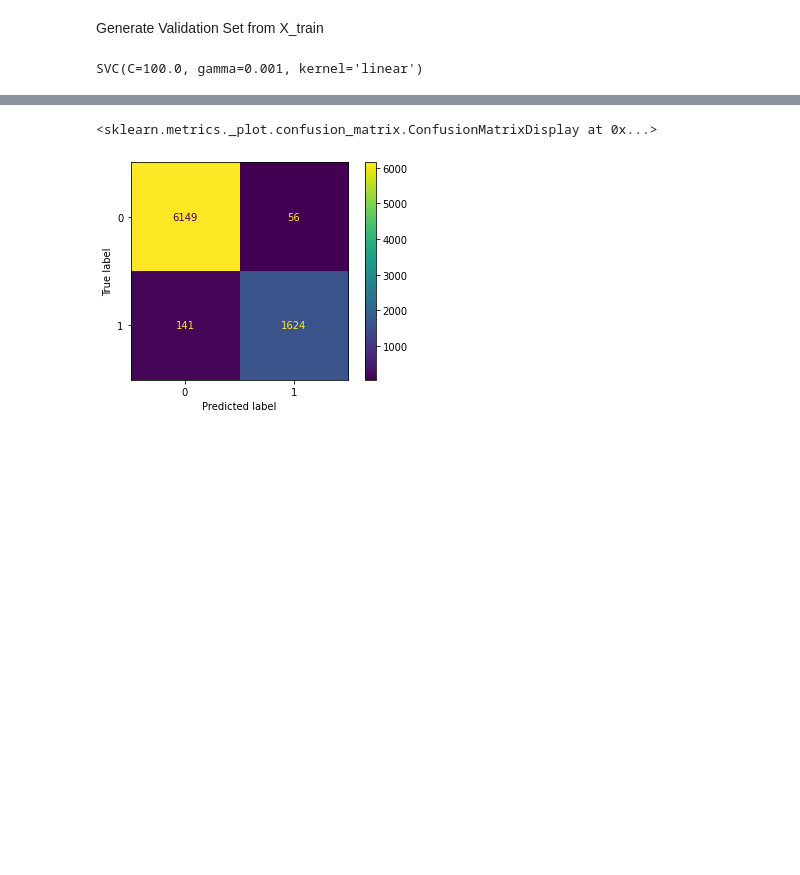
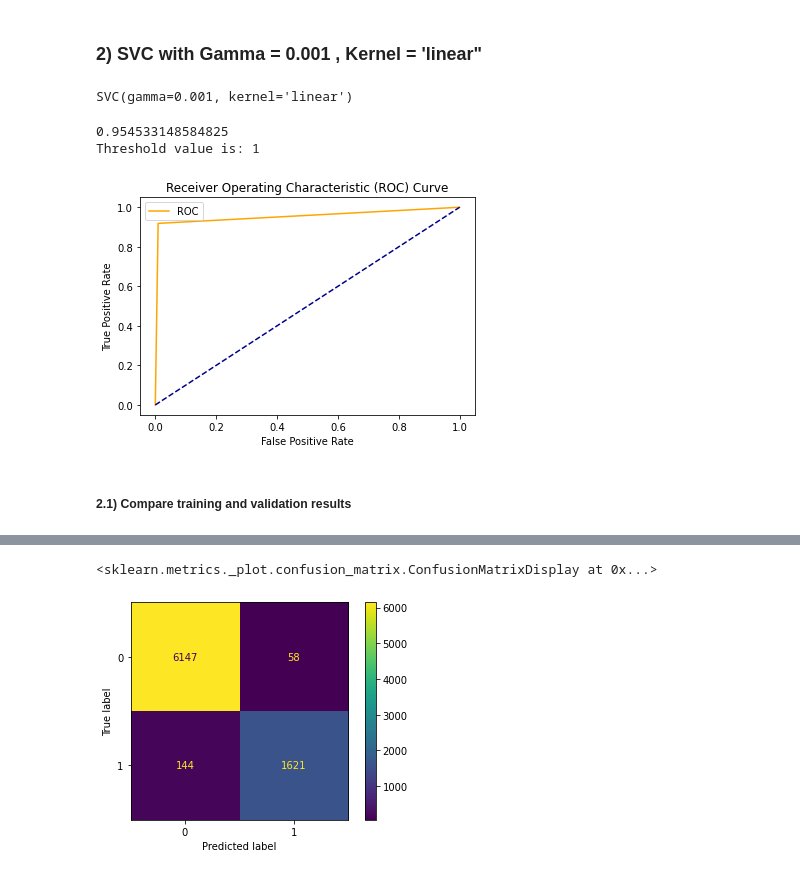
Before and after one commit to Mingg-Shi/CryptoFraud, a Jupyter notebook: model_split_first_SVM.ipynb, the cells around one changed output, grey strips where cells are left out. Cells and saved outputs as stored; diff of their text form; code cells hidden in the pictures; blank space fills up the shorter version.

```diff
--- a/model_split_first_SVM.ipynb
+++ b/model_split_first_SVM.ipynb
@@ -6,3 +2,12 @@
 import pandas as pd
 import numpy as np
 import matplotlib.pyplot as plt
+# %%
+def plot_roc_curve(fpr, tpr):
+    plt.plot(fpr, tpr, color='orange', label='ROC')
+    plt.plot([0, 1], [0, 1], color='darkblue', linestyle='--')
+    plt.xlabel('False Positive Rate')
+    plt.ylabel('True Positive Rate')
+    plt.title('Receiver Operating Characteristic (ROC) Curve')
+    plt.legend()
+    plt.show()
@@ -17,18 +24,32 @@ y_test = X_test['FLAG']
 X_train.drop(columns=['Unnamed: 0','FLAG'], inplace = True) # drop the first two columns
 X_val.drop(columns=['Unnamed: 0','FLAG'], inplace = True)
 X_test.drop(columns=['Unnamed: 0','FLAG'], inplace = True)
-# %% [markdown]
-Generate Validation Set from X_train
+# %% [markdown]
+### 2) SVC with Gamma = 0.001 , Kernel = 'linear"
 # %%
 from sklearn.metrics import classification_report
 from sklearn.svm import SVC
 # %%
-
-svc = SVC(gamma=0.001, C=100., kernel = 'linear')
+svc = SVC(gamma=0.001, kernel = 'linear')
+svc.fit(X_train, y_train)
+# %% [output]
+SVC(gamma=0.001, kernel='linear')
-# %%
-svc.fit(X_train, y_train)
-# %% [output]
-SVC(C=100.0, gamma=0.001, kernel='linear')
+# %%
+from sklearn.metrics import roc_auc_score,roc_curve
+
+y_scores = svc.predict(X_train)
+fpr, tpr, thresholds = roc_curve(y_train, y_scores)
+print(roc_auc_score(y_train, y_scores))
+optimal_idx = np.argmax(tpr - fpr)
+optimal_threshold = thresholds[optimal_idx]
+print("Threshold value is:", optimal_threshold)
+plot_roc_curve(fpr, tpr)
+# %% [output]
+0.954533148584825
+Threshold value is: 1
+[figure, added]
+# %% [markdown]
+##### 2.1) Compare training and validation results
 # %%
 svc_train_pred = svc.predict(X_train)
 print(classification_report(y_train, svc_train_pred))
```
Also changed, not shown: parts of 19 cells of this notebook.
